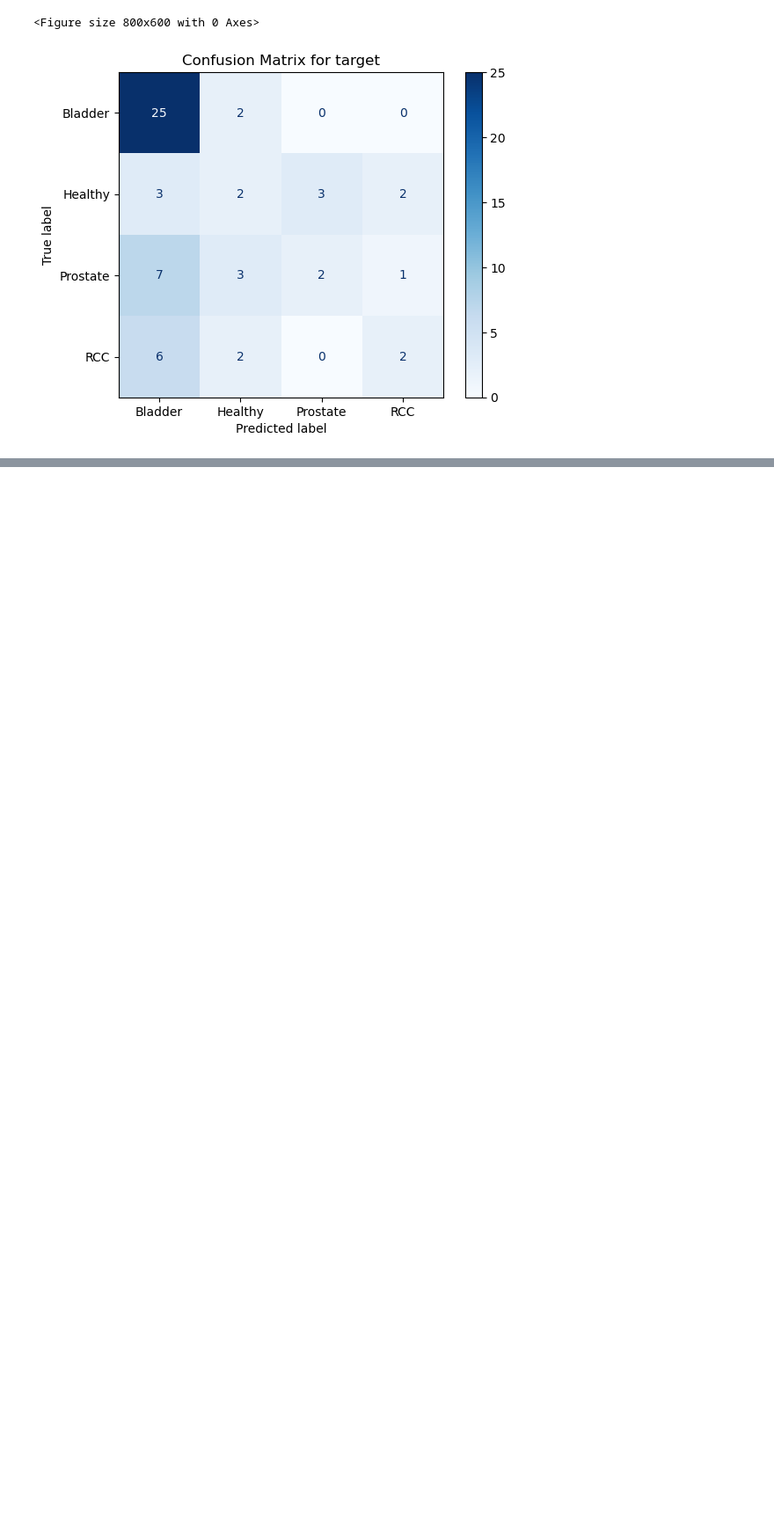
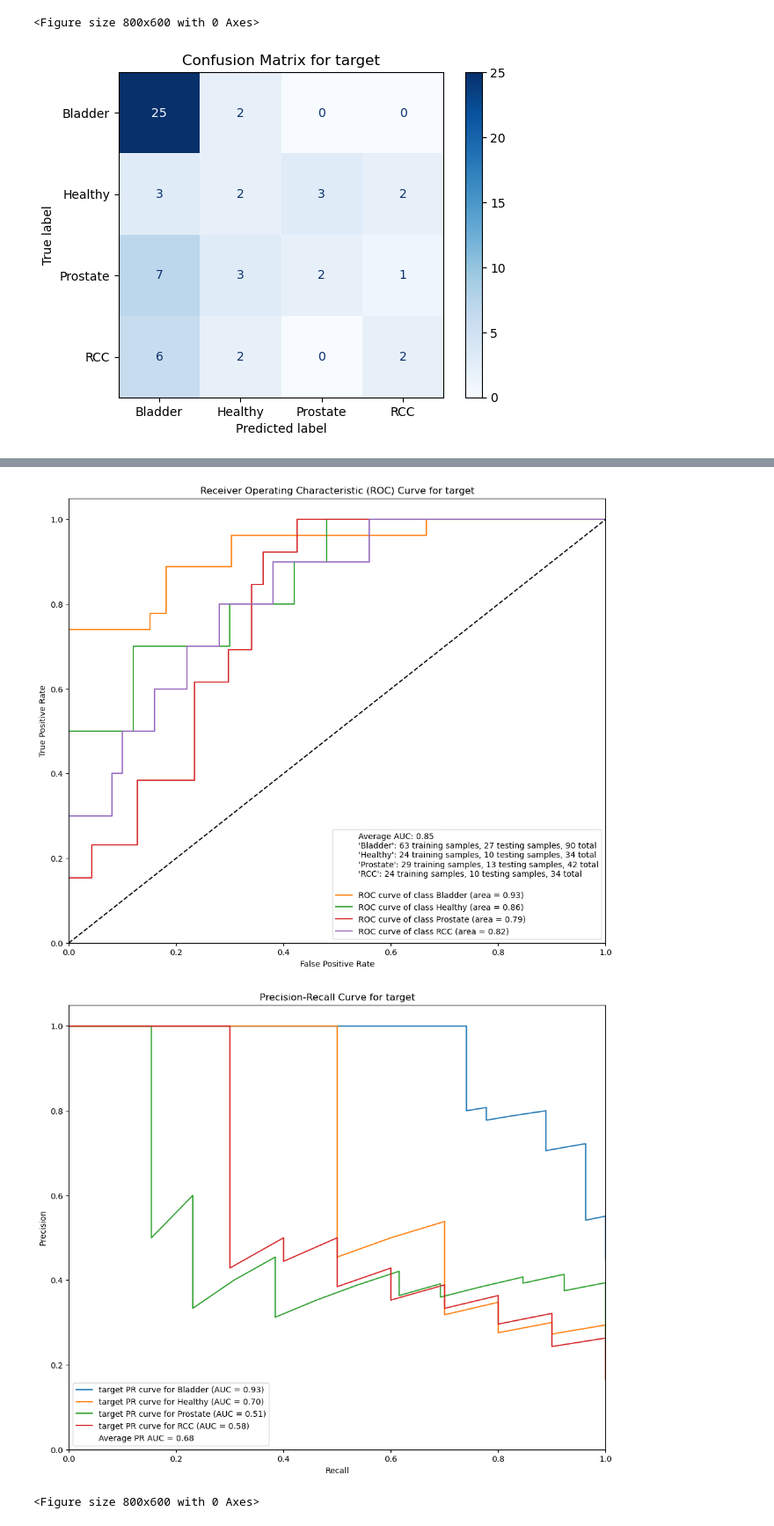
Before and after one commit to Irfanwustl/ResearchCode2_in_transition, a Jupyter notebook: Tissue_of_origin/TOF_all_features.ipynb, the cells around one changed output, grey strips where cells are left out. Shown at 88% size. Saved outputs shown, nothing was run; the diff lists cells and outputs as text; code cells hidden in the pictures; blank space fills up the shorter version.

```diff
--- a/Tissue_of_origin/TOF_all_features.ipynb
+++ b/Tissue_of_origin/TOF_all_features.ipynb
@@ -397,0 +592,10 @@ CNA_rf = models.random_forest_model(CNA_train, CNA_test)
+# %%
+base_models = [model_CNA, model_Ratio, model_EndMotif]
+train_dfs = [CNA_train_df, Ratio_train_df, EndMotif_train_df]
+test_dfs = [CNA_test_df, Ratio_test_df, EndMotif_test_df]
+
+meta_classifier = models.train_meta_classifier(base_models, train_dfs, test_dfs)
+# %% [output]
+[figure, added]
+[figure, added]
+<Figure size 800x600 with 0 Axes>
```
Also changed, not shown: parts of 18 cells of this notebook, 3 other files.
